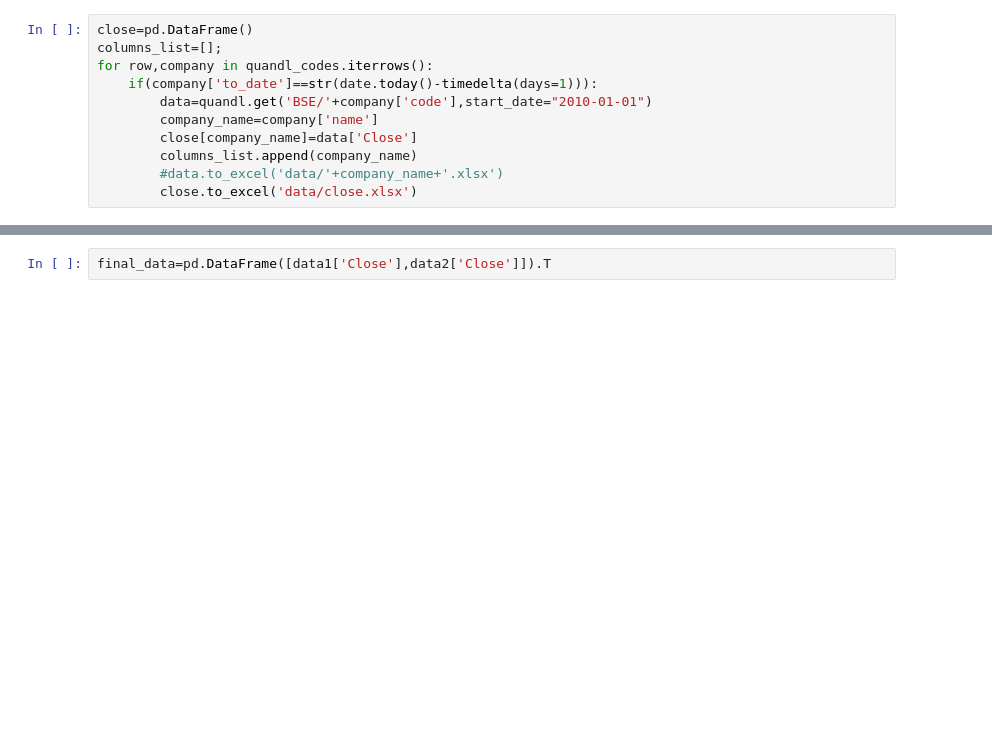
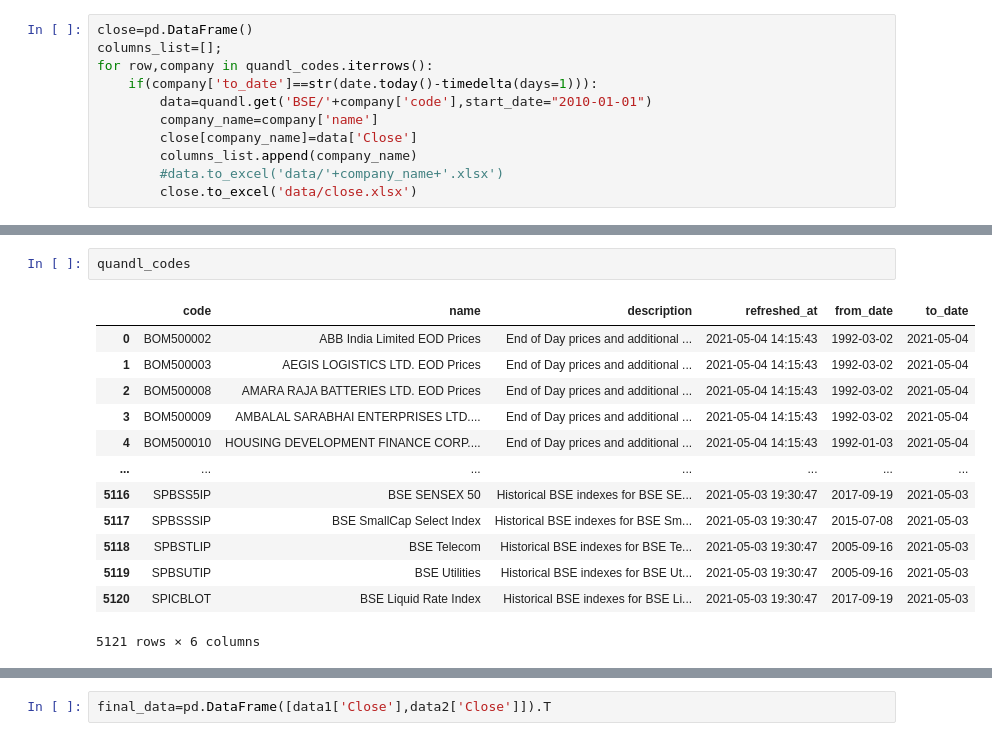
Before and after one commit to ariesiitr/BSE-Serverless-Predictor, a Jupyter notebook: data_extraction.ipynb, the cells around one changed output, grey strips where cells are left out. Saved outputs shown, nothing was run; the diff lists cells and outputs as text; blank space fills up the shorter version.

```diff
--- a/data_extraction.ipynb
+++ b/data_extraction.ipynb
@@ -57,0 +106,16 @@ data2=quandl.get('BSE/BOM500003',start_date='1992/03/05')
+# %%
+quandl_codes
+# %% [output]
+|  | code | name | description | refreshed_at | from_date | to_date |
+| 0 | BOM500002 | ABB India Limited EOD Prices | End of Day prices and additional ... | 2021-05-04 14:15:43 | 1992-03-02 | 2021-05-04 |
+| 1 | BOM500003 | AEGIS LOGISTICS LTD. EOD Prices | End of Day prices and additional ... | 2021-05-04 14:15:43 | 1992-03-02 | 2021-05-04 |
+| 2 | BOM500008 | AMARA RAJA BATTERIES LTD. EOD Prices | End of Day prices and additional ... | 2021-05-04 14:15:43 | 1992-03-02 | 2021-05-04 |
+| 3 | BOM500009 | AMBALAL SARABHAI ENTERPRISES LTD.... | End of Day prices and additional ... | 2021-05-04 14:15:43 | 1992-03-02 | 2021-05-04 |
+| 4 | BOM500010 | HOUSING DEVELOPMENT FINANCE CORP.... | End of Day prices and additional ... | 2021-05-04 14:15:43 | 1992-01-03 | 2021-05-04 |
+| ... | ... | ... | ... | ... | ... | ... |
+| 5116 | SPBSS5IP | BSE SENSEX 50 | Historical BSE indexes for BSE SE... | 2021-05-03 19:30:47 | 2017-09-19 | 2021-05-03 |
+| 5117 | SPBSSSIP | BSE SmallCap Select Index | Historical BSE indexes for BSE Sm... | 2021-05-03 19:30:47 | 2015-07-08 | 2021-05-03 |
+| 5118 | SPBSTLIP | BSE Telecom | Historical BSE indexes for BSE Te... | 2021-05-03 19:30:47 | 2005-09-16 | 2021-05-03 |
+| 5119 | SPBSUTIP | BSE Utilities | Historical BSE indexes for BSE Ut... | 2021-05-03 19:30:47 | 2005-09-16 | 2021-05-03 |
+| 5120 | SPICBLOT | BSE Liquid Rate Index | Historical BSE indexes for BSE Li... | 2021-05-03 19:30:47 | 2017-09-19 | 2021-05-03 |
+5121 rows × 6 columns
```
Also changed, not shown: parts of 31 cells of this notebook, 8 other files.
